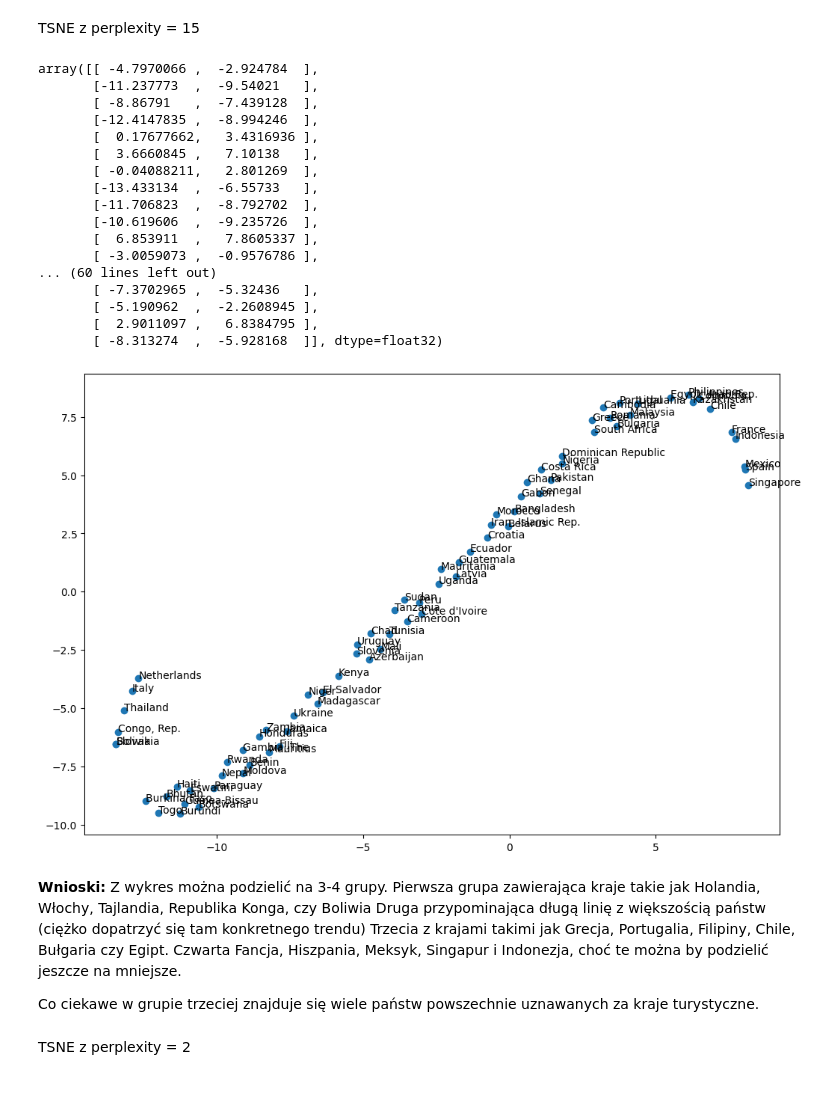
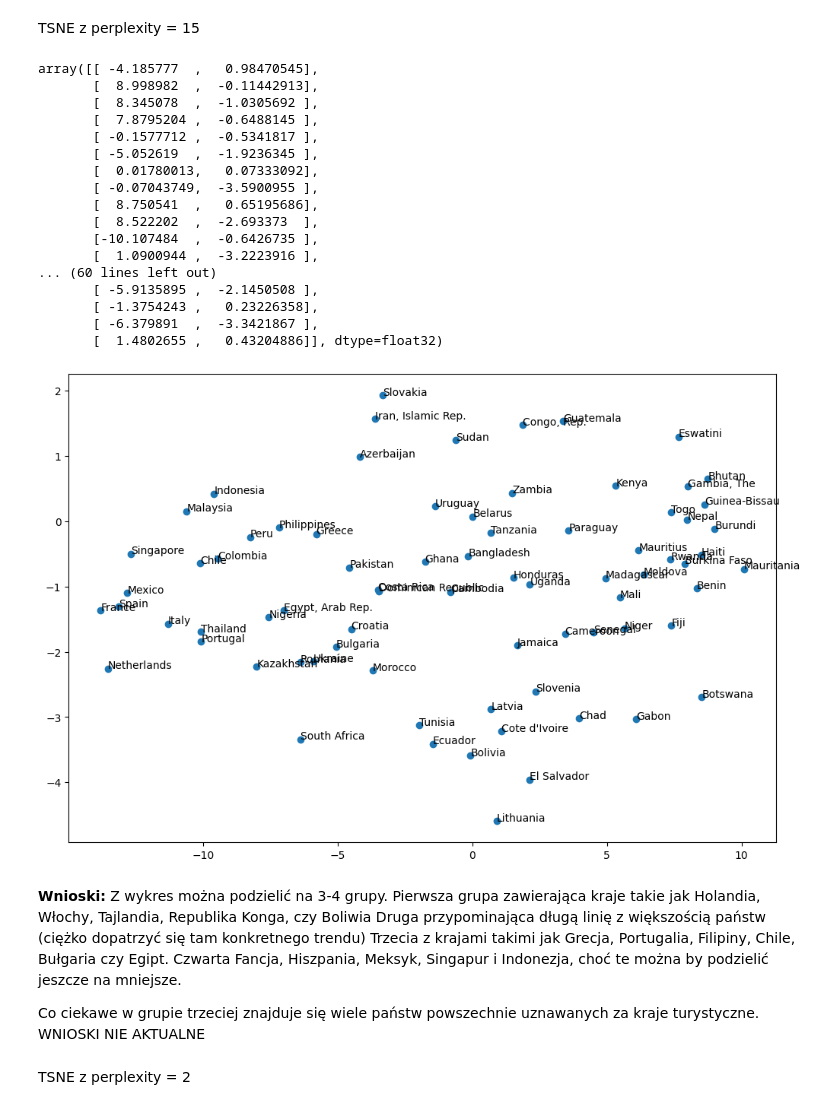
Before and after one commit to lion158/Eksploracja_Danych_Projekt, a Jupyter notebook: EksploracjaDanychProjekt2.ipynb, the cells around one changed output. Drawn from its saved outputs; the diff is of its cells as text; code cells hidden in the pictures.

```diff
--- a/EksploracjaDanychProjekt2.ipynb
+++ b/EksploracjaDanychProjekt2.ipynb
@@ -473,0 +505,7 @@ X2020_pca = pca.fit_transform(df_2020.values)
+# %%
+from sklearn.manifold import TSNE
+tsne = TSNE(n_components=2, perplexity=15, random_state=0)
+X_all_normalized_tsne = tsne.fit_transform(df_all_indicators_normalized.values)
+X_all_normalized_tsne
+
+# przeprowadzic skalowanie jeszcze raz, jest zbyt mała roznica w wartosciach
@@ -474,9 +530,9 @@ X2020_pca = pca.fit_transform(df_2020.values)
 # %%
 fig, ax = plt.subplots(figsize=(12, 8))
-ax.scatter(X2020_pca[:,0], X2020_pca[:,1])
+ax.scatter(X_all_normalized_tsne[:,0], X_all_normalized_tsne[:,1])
 
 for i, txt in enumerate(countries_full_names):
-  ax.annotate(txt, (X2020_pca[i,0], X2020_pca[i,1]))
+  ax.annotate(txt, (X_all_normalized_tsne[i,0], X_all_normalized_tsne[i,1]))
 
 plt.show()
 # %% [output]
@@ -509,8 +539,0 @@ array([[-1.5112882 ,  2.9857183 ],
-# %%
-fig, ax = plt.subplots(figsize=(12, 8))
-ax.scatter(X_2020_tsne[:,0], X_2020_tsne[:,1])
-
-for i, txt in enumerate(countries_full_names):
-  ax.annotate(txt, (X_2020_tsne[i,0], X_2020_tsne[i,1]))
-
-plt.show()
@@ -553,36 +557,36 @@ df_2020.loc[:,economic_indicators]
 TSNE z perplexity = 15
 # %%
 tsne = TSNE(n_components=2, perplexity=15, random_state=0)
-X_2020_economic_tsne = tsne.fit_transform(df_2020.loc[:,economic_indicators].values)
-X_2020_economic_tsne
+X_economic_normalized_tsne = tsne.fit_transform(df_economic_indicators_normalized.values)
+X_economic_normalized_tsne
 # %% [output]
-array([[ -4.7970066 ,  -2.924784  ],
-       [-11.237773  ,  -9.54021   ],
-       [ -8.86791   ,  -7.439128  ],
-       [-12.4147835 ,  -8.994246  ],
-       [  0.17677662,   3.4316936 ],
-       [  3.6660845 ,   7.10138   ],
-       [ -0.04088211,   2.801269  ],
-       [-13.433134  ,  -6.55733   ],
-       [-11.706823  ,  -8.792702  ],
-       [-10.619606  ,  -9.235726  ],
-       [  6.853911  ,   7.8605337 ],
-       [ -3.0059073 ,  -0.9576786 ],
+array([[ -4.185777  ,   0.98470545],
+       [  8.998982  ,  -0.11442913],
+       [  8.345078  ,  -1.0305692 ],
+       [  7.8795204 ,  -0.6488145 ],
+       [ -0.1577712 ,  -0.5341817 ],
+       [ -5.052619  ,  -1.9236345 ],
+       [  0.01780013,   0.07333092],
+       [ -0.07043749,  -3.5900955 ],
+       [  8.750541  ,   0.65195686],
+       [  8.522202  ,  -2.693373  ],
+       [-10.107484  ,  -0.6426735 ],
+       [  1.0900944 ,  -3.2223916 ],
 ... (60 lines left out)
-       [ -7.3702965 ,  -5.32436   ],
-       [ -5.190962  ,  -2.2608945 ],
-       [  2.9011097 ,   6.8384795 ],
-       [ -8.313274  ,  -5.928168  ]], dtype=float32)
+       [ -5.9135895 ,  -2.1450508 ],
+       [ -1.3754243 ,   0.23226358],
+       [ -6.379891  ,  -3.3421867 ],
+       [  1.4802655 ,   0.43204886]], dtype=float32)
 # %%
 fig, ax = plt.subplots(figsize=(12, 8))
-ax.scatter(X_2020_economic_tsne[:,0], X_2020_economic_tsne[:,1],)
+ax.scatter(X_economic_normalized_tsne[:,0], X_economic_normalized_tsne[:,1],)
 
 for i, txt in enumerate(countries_full_names):
-  ax.annotate(txt, (X_2020_economic_tsne[i,0], X_2020_economic_tsne[i,1]))
+  ax.annotate(txt, (X_economic_normalized_tsne[i,0], X_economic_normalized_tsne[i,1]))
 
 plt.show()
 # %% [output]
-[figure, old version]
+[figure, new version]
 # %% [markdown]
 **Wnioski:**
 Z wykres można podzielić na 3-4 grupy.
@@ -592,6 +596,7 @@ Trzecia z krajami takimi jak Grecja, Portugalia, Filipiny, Chile, Bułgaria czy
 Czwarta Fancja, Hiszpania, Meksyk, Singapur i Indonezja, choć te można by podzielić jeszcze na mniejsze.
 
 Co ciekawe w grupie trzeciej znajduje się wiele państw powszechnie uznawanych za kraje turystyczne.
+WNIOSKI NIE AKTUALNE
 # %% [markdown]
 TSNE z perplexity = 2
 # %%
```
Also changed, not shown: parts of 33 cells of this notebook.
